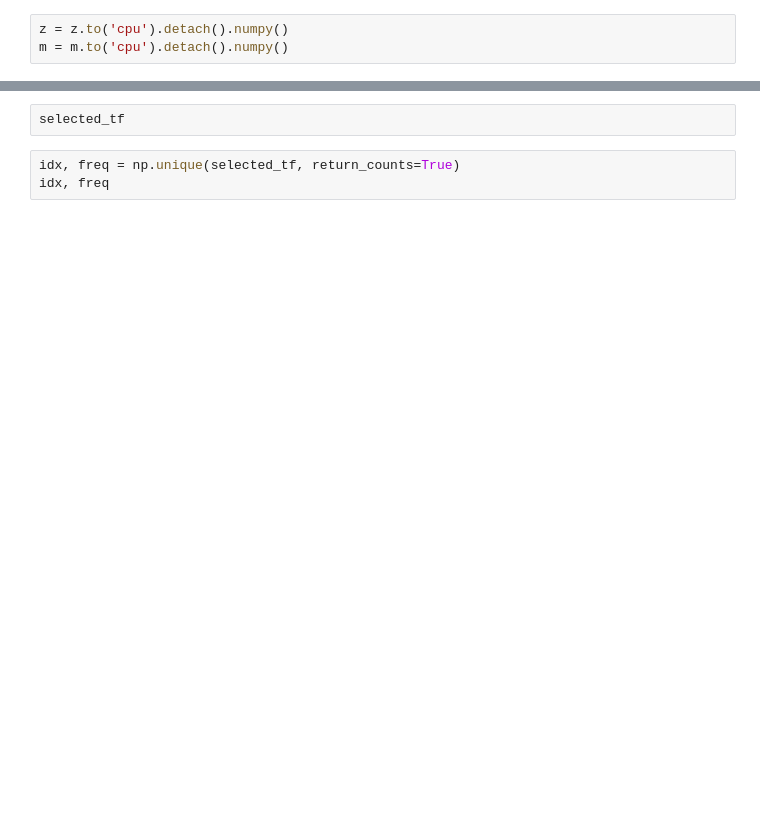
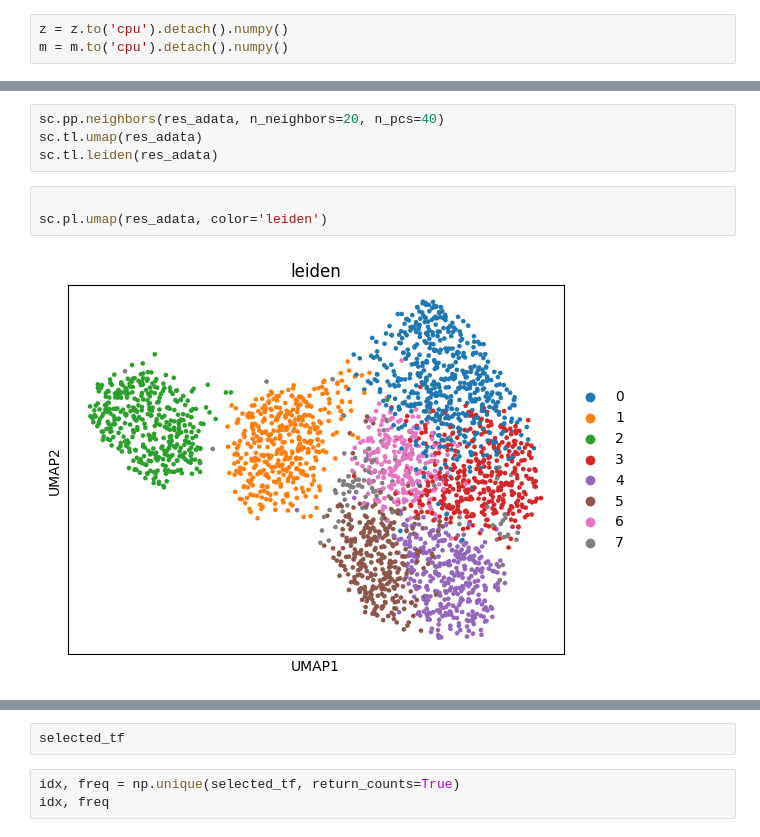
Before and after one commit to Khadaq2001/Concrete, a Jupyter notebook: src/main.ipynb, the cells around one changed output, grey strips where cells are left out. Cells and saved outputs as stored; diff of their text form; blank space fills up the shorter version.

```diff
--- a/src/main.ipynb
+++ b/src/main.ipynb
@@ -71,0 +88,9 @@ print (tf_adata.var_names[selected_tf])
+# %%
+sc.pp.neighbors(res_adata, n_neighbors=20, n_pcs=40)
+sc.tl.umap(res_adata)
+sc.tl.leiden(res_adata)
+# %%
+
+sc.pl.umap(res_adata, color='leiden')
+# %% [output]
+[figure, added]
```
Also changed, not shown: parts of 26 cells of this notebook, 3 other files.
